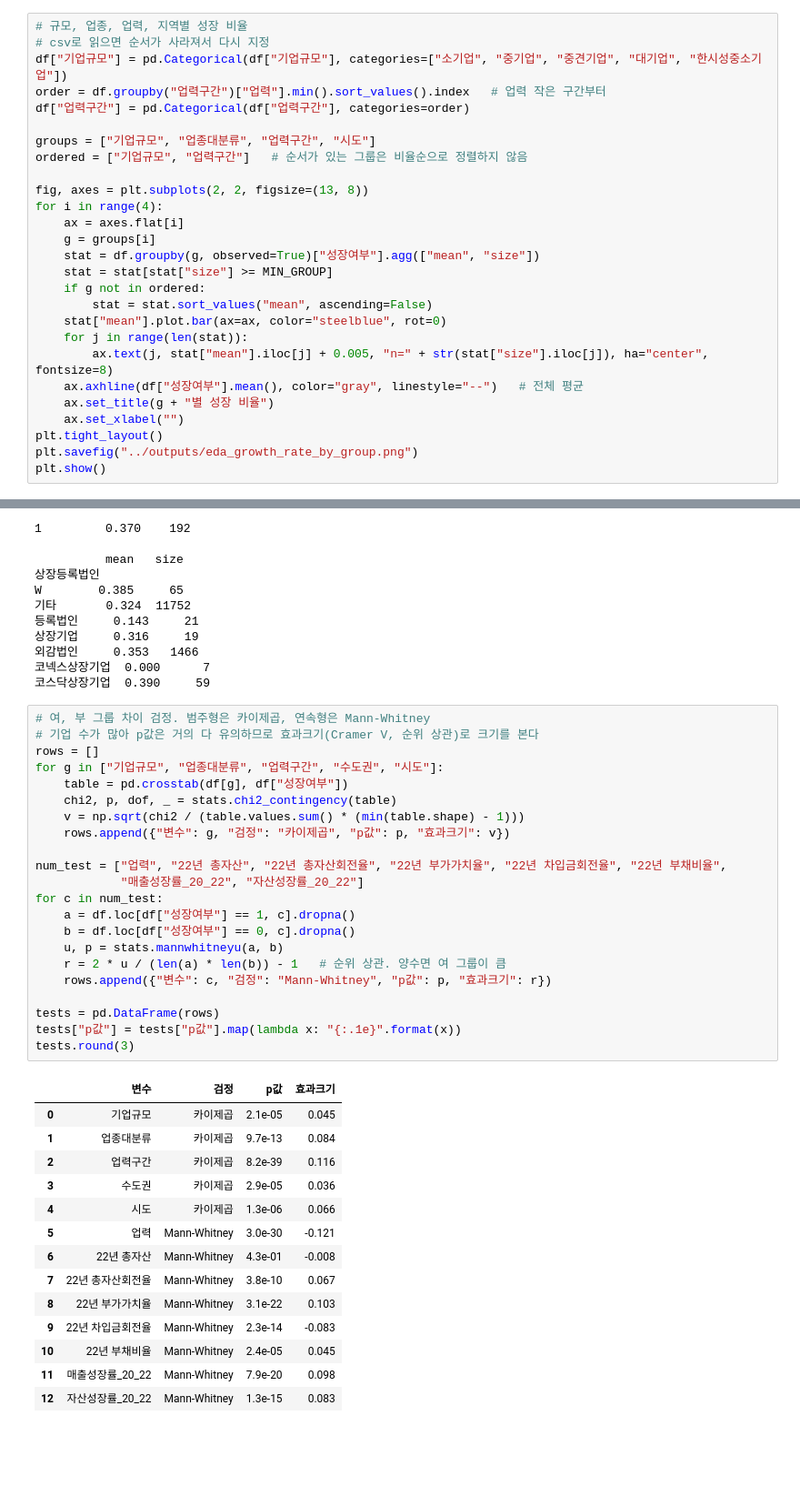
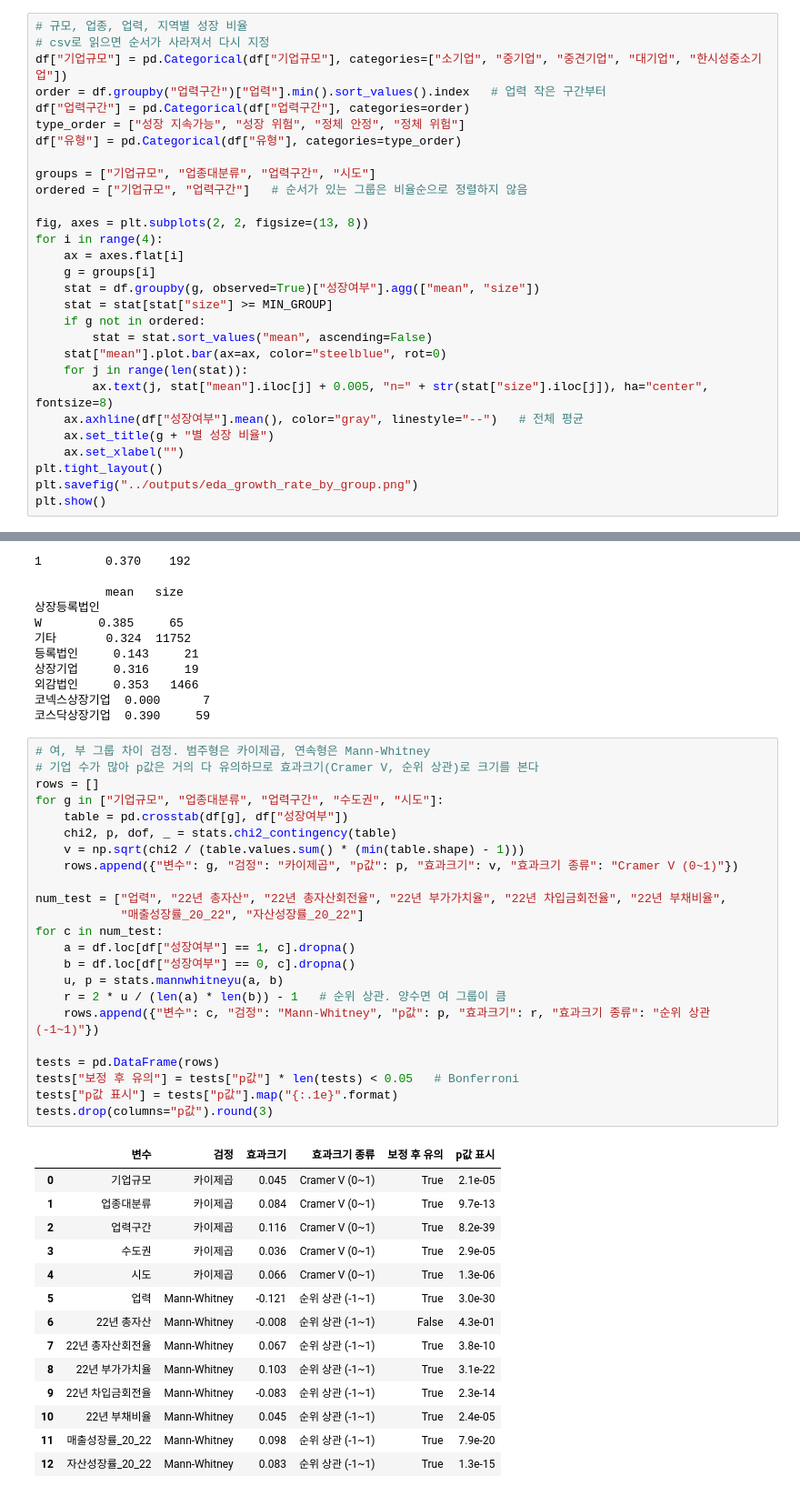
Before and after one commit to JeongHyck06/2026-2_DS_Hackathon, a Jupyter notebook: notebooks/eda.ipynb, the cells around one changed output, grey strips where cells are left out. Shown at 91% size. Drawn from its saved outputs; the diff is of its cells as text; blank space fills up the shorter version.

```diff
--- a/notebooks/eda.ipynb
+++ b/notebooks/eda.ipynb
@@ -32,6 +32,8 @@ Name: proportion, dtype: float64
 df["기업규모"] = pd.Categorical(df["기업규모"], categories=["소기업", "중기업", "중견기업", "대기업", "한시성중소기업"])
 order = df.groupby("업력구간")["업력"].min().sort_values().index   # 업력 작은 구간부터
 df["업력구간"] = pd.Categorical(df["업력구간"], categories=order)
+type_order = ["성장 지속가능", "성장 위험", "정체 안정", "정체 위험"]
+df["유형"] = pd.Categorical(df["유형"], categories=type_order)
 
 groups = ["기업규모", "업종대분류", "업력구간", "시도"]
 ordered = ["기업규모", "업력구간"]   # 순서가 있는 그룹은 비율순으로 정렬하지 않음
@@ -194,39 +196,40 @@ W        0.385     65
 # %%
 # 여, 부 그룹 차이 검정. 범주형은 카이제곱, 연속형은 Mann-Whitney
 # 기업 수가 많아 p값은 거의 다 유의하므로 효과크기(Cramer V, 순위 상관)로 크기를 본다
 rows = []
 for g in ["기업규모", "업종대분류", "업력구간", "수도권", "시도"]:
     table = pd.crosstab(df[g], df["성장여부"])
     chi2, p, dof, _ = stats.chi2_contingency(table)
     v = np.sqrt(chi2 / (table.values.sum() * (min(table.shape) - 1)))
-    rows.append({"변수": g, "검정": "카이제곱", "p값": p, "효과크기": v})
+    rows.append({"변수": g, "검정": "카이제곱", "p값": p, "효과크기": v, "효과크기 종류": "Cramer V (0~1)"})
 
 num_test = ["업력", "22년 총자산", "22년 총자산회전율", "22년 부가가치율", "22년 차입금회전율", "22년 부채비율",
             "매출성장률_20_22", "자산성장률_20_22"]
 for c in num_test:
     a = df.loc[df["성장여부"] == 1, c].dropna()
     b = df.loc[df["성장여부"] == 0, c].dropna()
     u, p = stats.mannwhitneyu(a, b)
     r = 2 * u / (len(a) * len(b)) - 1   # 순위 상관. 양수면 여 그룹이 큼
-    rows.append({"변수": c, "검정": "Mann-Whitney", "p값": p, "효과크기": r})
+    rows.append({"변수": c, "검정": "Mann-Whitney", "p값": p, "효과크기": r, "효과크기 종류": "순위 상관 (-1~1)"})
 
 tests = pd.DataFrame(rows)
-tests["p값"] = tests["p값"].map(lambda x: "{:.1e}".format(x))
-tests.round(3)
+tests["보정 후 유의"] = tests["p값"] * len(tests) < 0.05   # Bonferroni
+tests["p값 표시"] = tests["p값"].map("{:.1e}".format)
+tests.drop(columns="p값").round(3)
 # %% [output]
-|  | 변수 | 검정 | p값 | 효과크기 |
-| 0 | 기업규모 | 카이제곱 | 2.1e-05 | 0.045 |
-| 1 | 업종대분류 | 카이제곱 | 9.7e-13 | 0.084 |
-| 2 | 업력구간 | 카이제곱 | 8.2e-39 | 0.116 |
-| 3 | 수도권 | 카이제곱 | 2.9e-05 | 0.036 |
-| 4 | 시도 | 카이제곱 | 1.3e-06 | 0.066 |
-| 5 | 업력 | Mann-Whitney | 3.0e-30 | -0.121 |
-| 6 | 22년 총자산 | Mann-Whitney | 4.3e-01 | -0.008 |
-| 7 | 22년 총자산회전율 | Mann-Whitney | 3.8e-10 | 0.067 |
-| 8 | 22년 부가가치율 | Mann-Whitney | 3.1e-22 | 0.103 |
-| 9 | 22년 차입금회전율 | Mann-Whitney | 2.3e-14 | -0.083 |
-| 10 | 22년 부채비율 | Mann-Whitney | 2.4e-05 | 0.045 |
-| 11 | 매출성장률_20_22 | Mann-Whitney | 7.9e-20 | 0.098 |
-| 12 | 자산성장률_20_22 | Mann-Whitney | 1.3e-15 | 0.083 |
+|  | 변수 | 검정 | 효과크기 | 효과크기 종류 | 보정 후 유의 | p값 표시 |
+| 0 | 기업규모 | 카이제곱 | 0.045 | Cramer V (0~1) | True | 2.1e-05 |
+| 1 | 업종대분류 | 카이제곱 | 0.084 | Cramer V (0~1) | True | 9.7e-13 |
+| 2 | 업력구간 | 카이제곱 | 0.116 | Cramer V (0~1) | True | 8.2e-39 |
+| 3 | 수도권 | 카이제곱 | 0.036 | Cramer V (0~1) | True | 2.9e-05 |
+| 4 | 시도 | 카이제곱 | 0.066 | Cramer V (0~1) | True | 1.3e-06 |
+| 5 | 업력 | Mann-Whitney | -0.121 | 순위 상관 (-1~1) | True | 3.0e-30 |
+| 6 | 22년 총자산 | Mann-Whitney | -0.008 | 순위 상관 (-1~1) | False | 4.3e-01 |
+| 7 | 22년 총자산회전율 | Mann-Whitney | 0.067 | 순위 상관 (-1~1) | True | 3.8e-10 |
+| 8 | 22년 부가가치율 | Mann-Whitney | 0.103 | 순위 상관 (-1~1) | True | 3.1e-22 |
+| 9 | 22년 차입금회전율 | Mann-Whitney | -0.083 | 순위 상관 (-1~1) | True | 2.3e-14 |
+| 10 | 22년 부채비율 | Mann-Whitney | 0.045 | 순위 상관 (-1~1) | True | 2.4e-05 |
+| 11 | 매출성장률_20_22 | Mann-Whitney | 0.098 | 순위 상관 (-1~1) | True | 7.9e-20 |
+| 12 | 자산성장률_20_22 | Mann-Whitney | 0.083 | 순위 상관 (-1~1) | True | 1.3e-15 |
 # %%
 # 성장여부 x 지속가능 2x2. 성장하지만 건전성 조건을 못 채우는 기업이 얼마나 되는지
```
Also changed, not shown: parts of 4 cells of this notebook, 2 other files.
